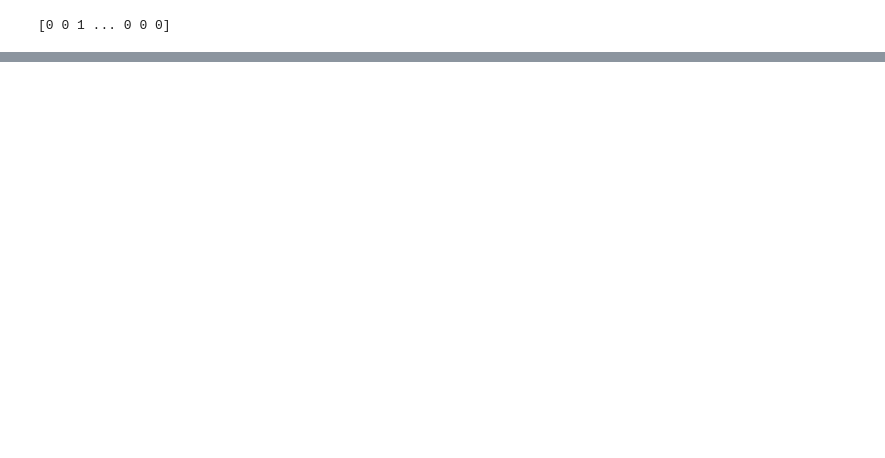
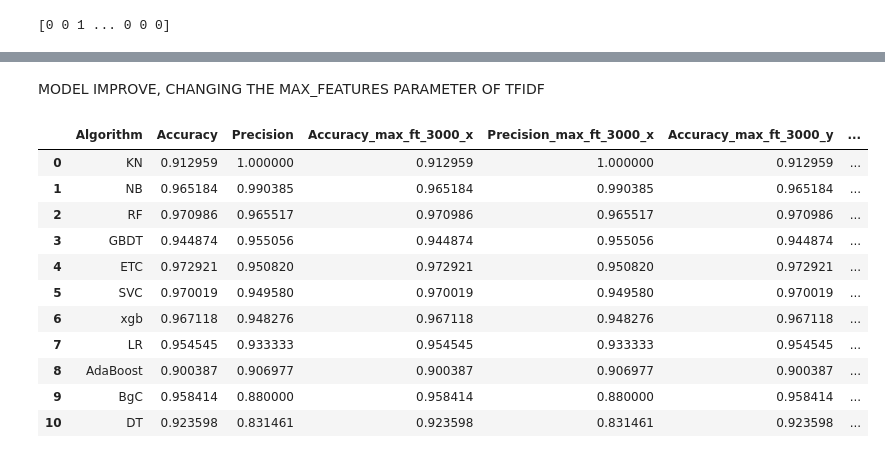
Before and after one commit to Vaibastro/ML_project, a Jupyter notebook: sms_spam-detection.ipynb, the cells around one changed output, grey strips where cells are left out. Saved outputs shown, nothing was run; the diff lists cells and outputs as text; code cells hidden in the pictures; blank space fills up the shorter version.

```diff
--- a/sms_spam-detection.ipynb
+++ b/sms_spam-detection.ipynb
@@ -352,0 +359,6 @@ bnb = BernoulliNB()
+# %%
+bnb.fit(X_train,y_train)
+y_pred3 = bnb.predict(X_test)
+print(accuracy_score(y_test,y_pred3))
+print(confusion_matrix(y_test , y_pred3))
+print(precision_score(y_test, y_pred3))
@@ -352,0 +414,23 @@ bnb = BernoulliNB()
+# %%
+def train_classifier(clf,X_train,y_train,X_test,y_test):
+    clf.fit(X_train,y_train)
+    y_pred = clf.predict(X_test)
+    accuracy = accuracy_score(y_test,y_pred)
+    precision = precision_score(y_test,y_pred)
+
+    return accuracy,precision
+# %%
+
+accuracy_scores = []
+precision_scores = []
+
+for name,clf in clfs.items():
+
+    current_accuracy,current_precision = train_classifier(clf, X_train,y_train,X_test,y_test)
+
+    print("For ",name)
+    print("Accuracy - ",current_accuracy)
+    print("Precision - ",current_precision)
+
+    accuracy_scores.append(current_accuracy)
+    precision_scores.append(current_precision)
@@ -352,0 +455,3 @@ bnb = BernoulliNB()
+# %%
+performance_df = pd.DataFrame({'Algorithm':clfs.keys(),'Accuracy':accuracy_scores,'Precision':precision_scores}).sort_values('Precision',ascending=False)
+print(performance_df)
@@ -352,0 +483,23 @@ bnb = BernoulliNB()
+# %% [markdown]
+MODEL IMPROVE,
+CHANGING THE MAX_FEATURES PARAMETER OF TFIDF
+# %%
+
+temp_df = pd.DataFrame({'Algorithm':clfs.keys(),'Accuracy_max_ft_3000':accuracy_scores,'Precision_max_ft_3000':precision_scores}).sort_values('Precision_max_ft_3000',ascending=False)
+
+new_df = performance_df.merge(temp_df,on='Algorithm')
+new_df_scaled = new_df.merge(temp_df,on='Algorithm')
+new_df_scaled.merge(temp_df,on='Algorithm')
+# %% [output]
+|  | Algorithm | Accuracy | Precision | Accuracy_max_ft_3000_x | Precision_max_ft_3000_x | Accuracy_max_ft_3000_y | ... |
+| 0 | KN | 0.912959 | 1.000000 | 0.912959 | 1.000000 | 0.912959 | ... |
+| 1 | NB | 0.965184 | 0.990385 | 0.965184 | 0.990385 | 0.965184 | ... |
+| 2 | RF | 0.970986 | 0.965517 | 0.970986 | 0.965517 | 0.970986 | ... |
+| 3 | GBDT | 0.944874 | 0.955056 | 0.944874 | 0.955056 | 0.944874 | ... |
+| 4 | ETC | 0.972921 | 0.950820 | 0.972921 | 0.950820 | 0.972921 | ... |
+| 5 | SVC | 0.970019 | 0.949580 | 0.970019 | 0.949580 | 0.970019 | ... |
+| 6 | xgb | 0.967118 | 0.948276 | 0.967118 | 0.948276 | 0.967118 | ... |
+| 7 | LR | 0.954545 | 0.933333 | 0.954545 | 0.933333 | 0.954545 | ... |
+| 8 | AdaBoost | 0.900387 | 0.906977 | 0.900387 | 0.906977 | 0.900387 | ... |
+| 9 | BgC | 0.958414 | 0.880000 | 0.958414 | 0.880000 | 0.958414 | ... |
+| 10 | DT | 0.923598 | 0.831461 | 0.923598 | 0.831461 | 0.923598 | ... |
```
Also changed, not shown: parts of 15 cells of this notebook, 9 other files.
